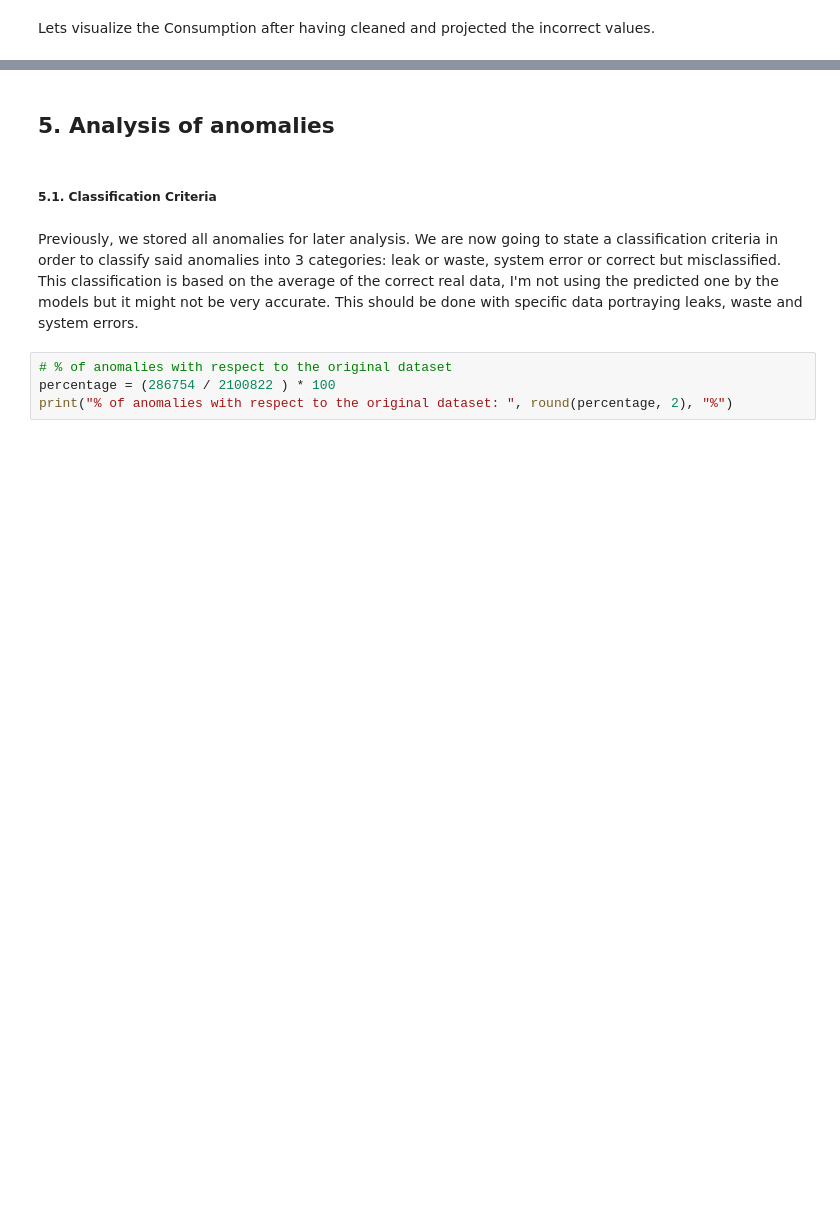
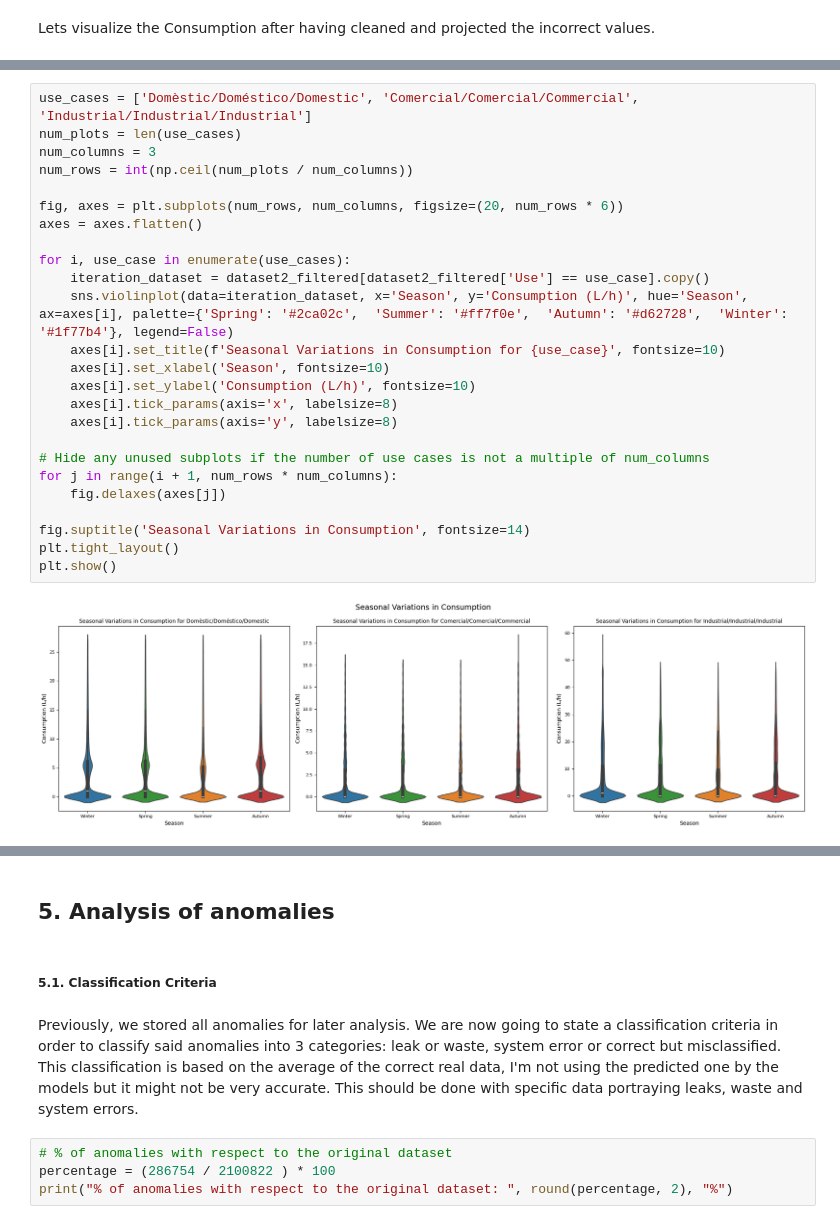
Before and after one commit to edithruizz/TFG, a Jupyter notebook: Python_Notebooks/dataset2_v2.ipynb, the cells around one changed output, grey strips where cells are left out. Saved outputs shown, nothing was run; the diff lists cells and outputs as text; blank space fills up the shorter version.

```diff
--- a/Python_Notebooks/dataset2_v2.ipynb
+++ b/Python_Notebooks/dataset2_v2.ipynb
@@ -1046,0 +1210,27 @@ Lets visualize the Consumption after having cleaned and projected the incorrect
+# %%
+use_cases = ['Domèstic/Doméstico/Domestic', 'Comercial/Comercial/Commercial', 'Industrial/Industrial/Industrial']
+num_plots = len(use_cases)
+num_columns = 3
+num_rows = int(np.ceil(num_plots / num_columns))
+
+fig, axes = plt.subplots(num_rows, num_columns, figsize=(20, num_rows * 6))
+axes = axes.flatten()
+
+for i, use_case in enumerate(use_cases):
+    iteration_dataset = dataset2_filtered[dataset2_filtered['Use'] == use_case].copy()
+    sns.violinplot(data=iteration_dataset, x='Season', y='Consumption (L/h)', hue='Season', ax=axes[i], palette={'Spring': '#2ca02c',  'Summer': '#ff7f0e',  'Autumn': '#d62728',  'Winter': '#1f77b4'}, legend=False)
+    axes[i].set_title(f'Seasonal Variations in Consumption for {use_case}', fontsize=10)
+    axes[i].set_xlabel('Season', fontsize=10)
+    axes[i].set_ylabel('Consumption (L/h)', fontsize=10)
+    axes[i].tick_params(axis='x', labelsize=8)
+    axes[i].tick_params(axis='y', labelsize=8)
+
+# Hide any unused subplots if the number of use cases is not a multiple of num_columns
+for j in range(i + 1, num_rows * num_columns):
+    fig.delaxes(axes[j])
+
+fig.suptitle('Seasonal Variations in Consumption', fontsize=14)
+plt.tight_layout()
+plt.show()
+# %% [output]
+[figure, added]
```
Also changed, not shown: parts of 26 cells of this notebook, 2 other files.
